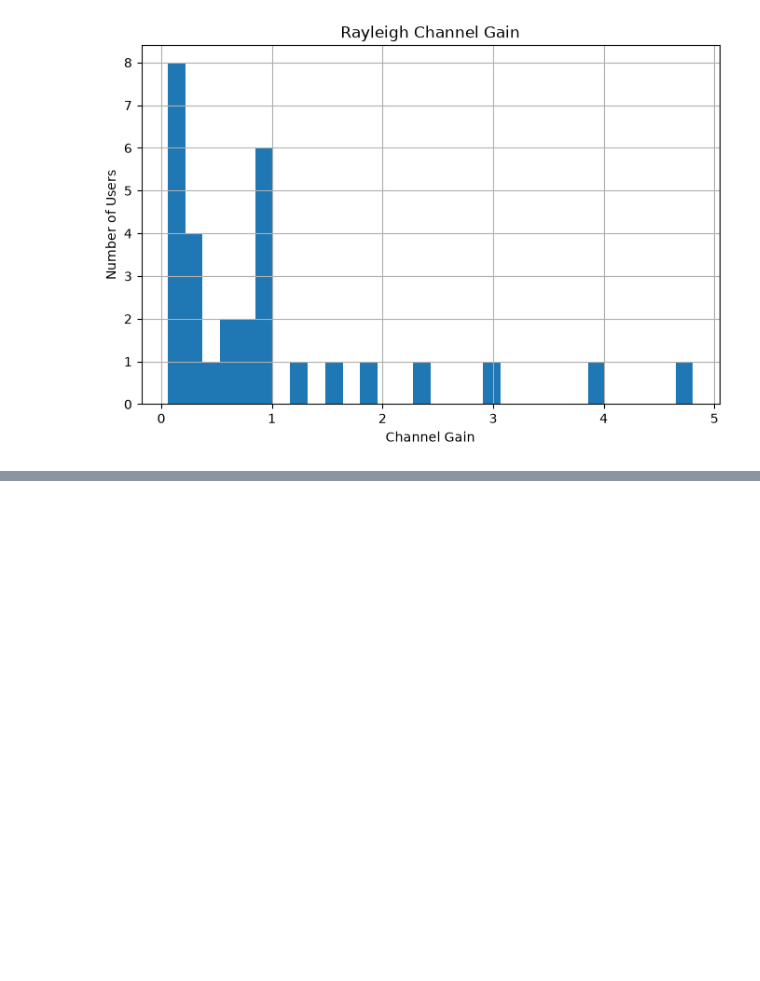
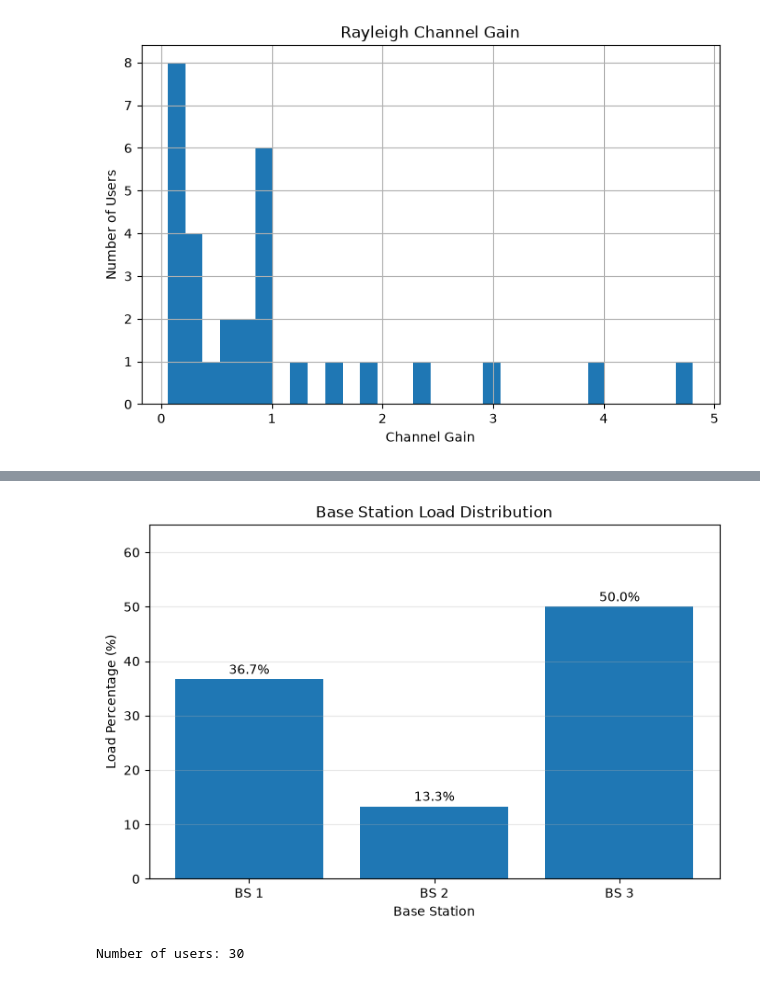
Before and after one commit to Chathuranga630/sionna, a Jupyter notebook: Spoofed_Traffic_v3.ipynb, the cells around one changed output, grey strips where cells are left out. Saved outputs shown, nothing was run; the diff lists cells and outputs as text; code cells hidden in the pictures; blank space fills up the shorter version.

```diff
--- a/Spoofed_Traffic_v3.ipynb
+++ b/Spoofed_Traffic_v3.ipynb
@@ -1805,0 +1833,15 @@ plt.show()
+# %%
+# STEP 12.2 - Load Percentage
+
+load_percentage = (
+    users_per_bs / np.sum(users_per_bs)
+) * 100
+
+print("===== BASE STATION LOAD PERCENTAGE =====")
+
+for bs in range(num_bs):
+    print(
+        f"BS {bs+1}: "
+        f"{load_percentage[bs]:.2f}% "
+        f"({users_per_bs[bs]} users)"
+    )
@@ -1805,0 +1889,50 @@ plt.show()
+# %%
+# STEP 12.4 - Base Station Load Percentage
+
+plt.figure(figsize=(8, 5))
+
+plt.bar(
+    bs_labels,
+    load_percentage
+)
+
+plt.xlabel("Base Station")
+plt.ylabel("Load Percentage (%)")
+plt.title("Base Station Load Distribution")
+
+for i, value in enumerate(load_percentage):
+    plt.text(
+        i,
+        value + 1,
+        f"{value:.1f}%",
+        ha="center"
+    )
+
+plt.ylim(
+    0,
+    max(load_percentage) + 15
+)
+
+plt.grid(axis="y", alpha=0.3)
+
+plt.show()
+# %% [output]
+[figure, added]
+# %%
+# ===================================================
+# STEP 13 - Realistic Legitimate Traffic Generation
+# ===================================================
+
+# STEP 13.1 - Traffic Generation Setup
+
+import numpy as np
+import matplotlib.pyplot as plt
+
+# Fixed seed for reproducible traffic generation
+np.random.seed(42)
+
+num_users = len(assignments_beamforming)
+
+print("Number of users:", num_users)
+# %% [output]
+Number of users: 30
```
Also changed, not shown: parts of 69 cells of this notebook.
